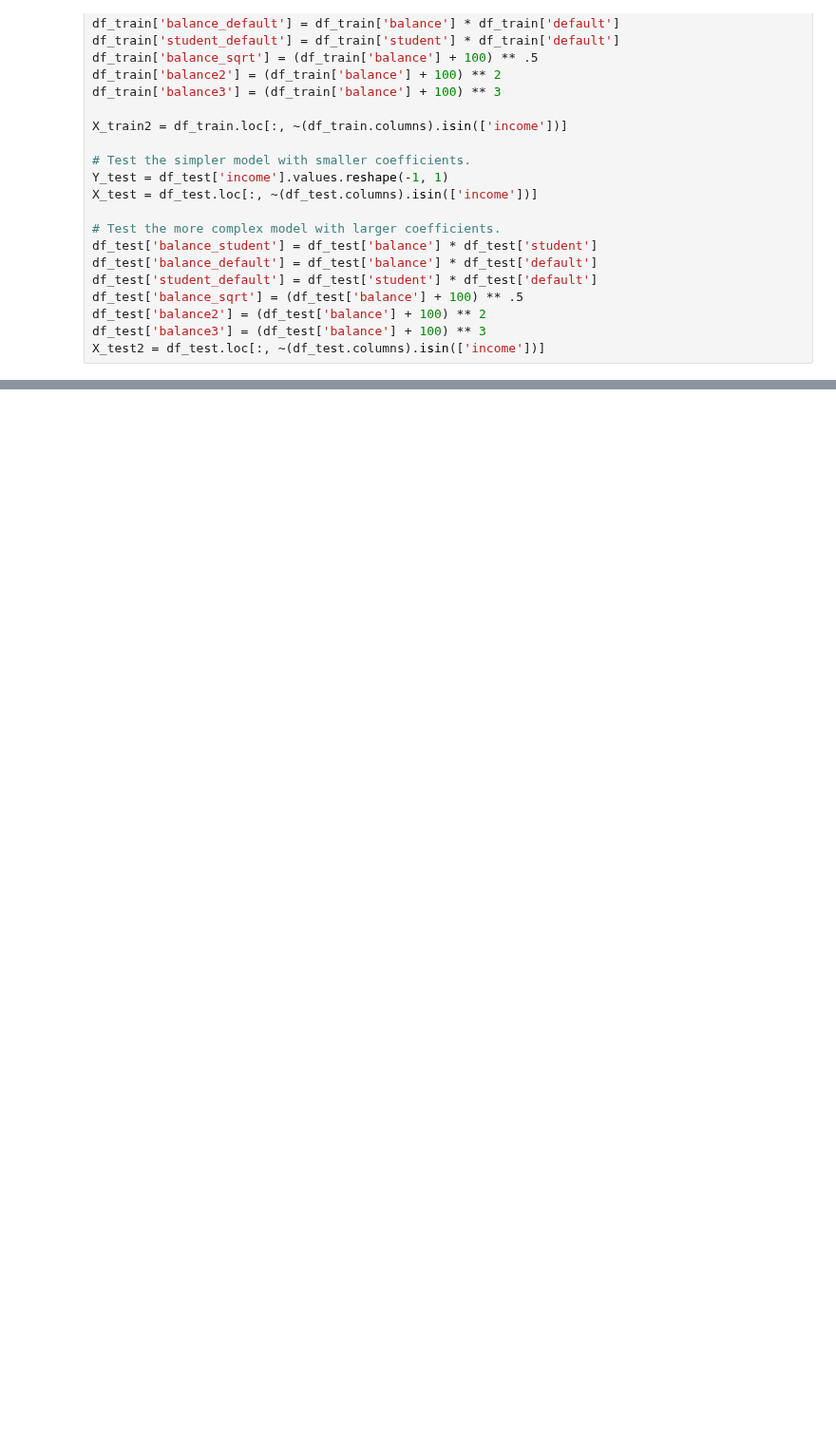
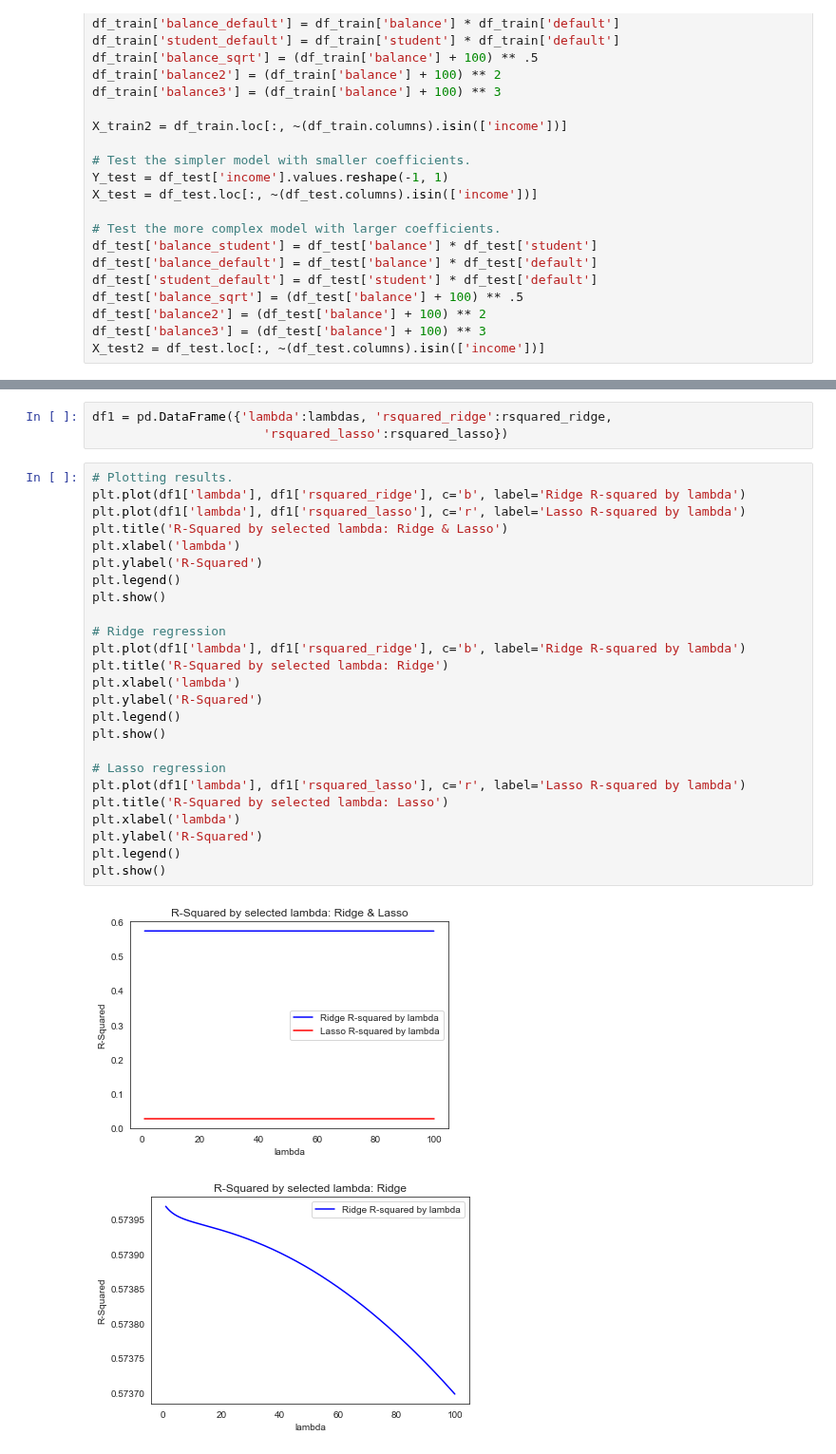
Before and after one commit to MitchellEwing/Drills, a Jupyter notebook: bootcamp/unit3/advanced-regression/ridge-and-lasso-regression.ipynb, the cells around one changed output, grey strips where cells are left out. Shown at 95% size. Saved outputs shown, nothing was run; the diff lists cells and outputs as text; blank space fills up the shorter version.

```diff
--- a/bootcamp/unit3/advanced-regression/ridge-and-lasso-regression.ipynb
+++ b/bootcamp/unit3/advanced-regression/ridge-and-lasso-regression.ipynb
@@ -104,0 +125,31 @@ print(lassBig.score(X_test2, Y_test))
+# %%
+df1 = pd.DataFrame({'lambda':lambdas, 'rsquared_ridge':rsquared_ridge,
+                       'rsquared_lasso':rsquared_lasso})
+# %%
+# Plotting results.
+plt.plot(df1['lambda'], df1['rsquared_ridge'], c='b', label='Ridge R-squared by lambda')
+plt.plot(df1['lambda'], df1['rsquared_lasso'], c='r', label='Lasso R-squared by lambda')
+plt.title('R-Squared by selected lambda: Ridge & Lasso')
+plt.xlabel('lambda')
+plt.ylabel('R-Squared')
+plt.legend()
+plt.show()
+
+# Ridge regression
+plt.plot(df1['lambda'], df1['rsquared_ridge'], c='b', label='Ridge R-squared by lambda')
+plt.title('R-Squared by selected lambda: Ridge')
+plt.xlabel('lambda')
+plt.ylabel('R-Squared')
+plt.legend()
+plt.show()
+
+# Lasso regression
+plt.plot(df1['lambda'], df1['rsquared_lasso'], c='r', label='Lasso R-squared by lambda')
+plt.title('R-Squared by selected lambda: Lasso')
+plt.xlabel('lambda')
+plt.ylabel('R-Squared')
+plt.legend()
+plt.show()
+# %% [output]
+[figure, added]
+[figure, added]
```
Also changed, not shown: parts of 9 cells of this notebook.
